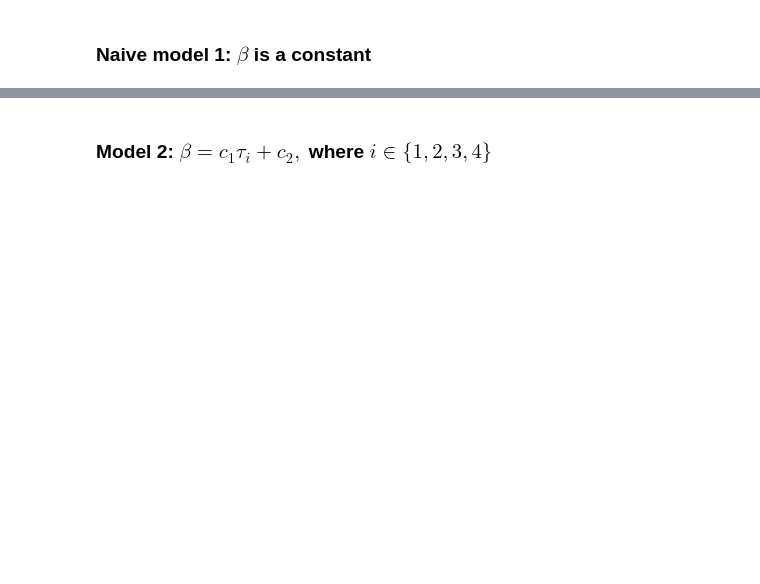
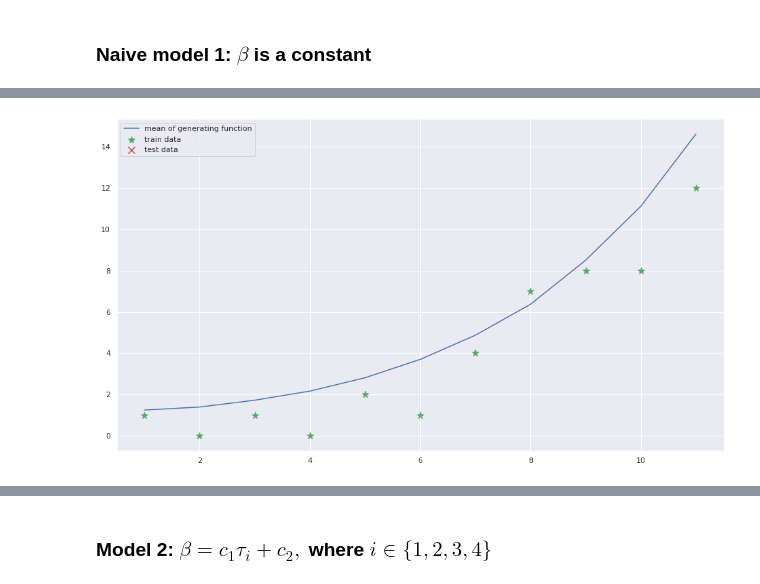
Before and after one commit to tommi-grohn/Corona_Bayesian, a Jupyter notebook: Project_Corona.ipynb, the cells around one changed output, grey strips where cells are left out. Cells and saved outputs as stored; diff of their text form; code cells hidden in the pictures; blank space fills up the shorter version.

```diff
--- a/Project_Corona.ipynb
+++ b/Project_Corona.ipynb
@@ -434,5 +576,16 @@ def test_model(data, model, traffic, traffic_coeffs):
     shadedplot(data["t_training"], samples['deaths_hat'], label="model")
     plt.legend()
     plt.show()
+
+def initial_guess(N, total_deaths_0, new_deaths_1):
+    death_rate = 0.005
+    r0 = total_deaths_0 * (1/death_rate)
+    i0 = new_deaths_1 * (1/death_rate) * 0.6 * 5
+    p0 = i0 * 0.4   # 2/5
+    a0 = new_deaths_1 * (1/death_rate) * 0.4 * 5
+    e0 = i0 + a0
+    s0 = N - e0 - a0 - p0 - i0 - r0
+
+    return [s0, e0, a0, p0, i0, r0]
 # %%
 # Boilerplate data for model testing
@@ -500,2 +709,9 @@ shadedplot(seir_data["t_training"], samples['y'][:,:,2], label="model")
 # %% [markdown]
 ### Naive model 1: $\beta$ is a constant
+# %%
+generating_data = seapir_data.copy()
+generating_data['traffic'] = np.empty((generating_data['n_training'], 0))
+generating_data['traffic_coeff'] = np.array([1])
+sm_generator = stan_utils.StanModel_cache("./seapir_simulator.stan")
+gen_fit = sm_generator.sampling(generating_data, algorithm="Fixed_param", seed=seed)
+samples = gen_fit.extract(permuted=True)
@@ -501,0 +721,11 @@ shadedplot(seir_data["t_training"], samples['y'][:,:,2], label="model")
+# %%
+sampled_deaths = samples['deaths'][0].astype(int)
+n_train = 40
+plt.figure(figsize=(16,9))
+plt.scatter(ts[:n_train], sampled_deaths[:n_train], c='g', marker='*', s=100, label="train data")
+plt.scatter(ts[n_train:], sampled_deaths[n_train:], c='r', marker='x', s=100, label="test data")
+plt.plot(ts, np.mean(samples['deaths'], axis=0), label="mean of generating function")
+plt.legend()
+plt.show()
+# %% [output]
+[figure, added]
```
Also changed, not shown: parts of 41 cells of this notebook, 2 other files.
